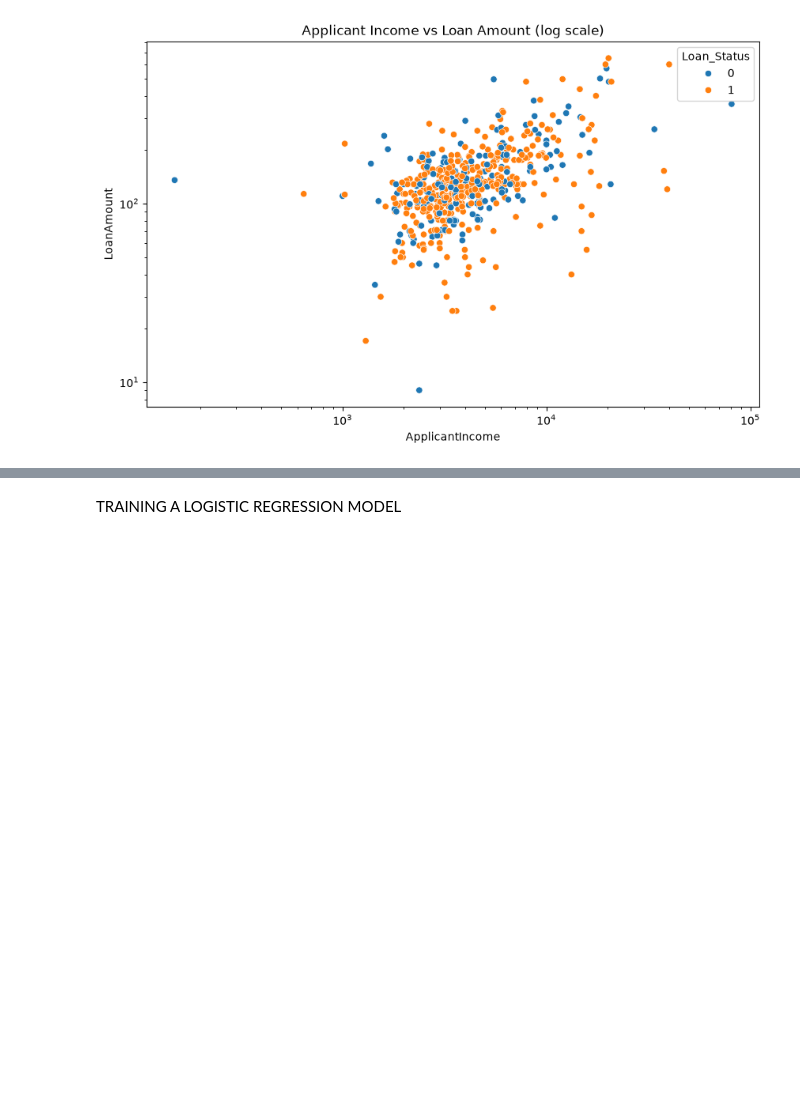
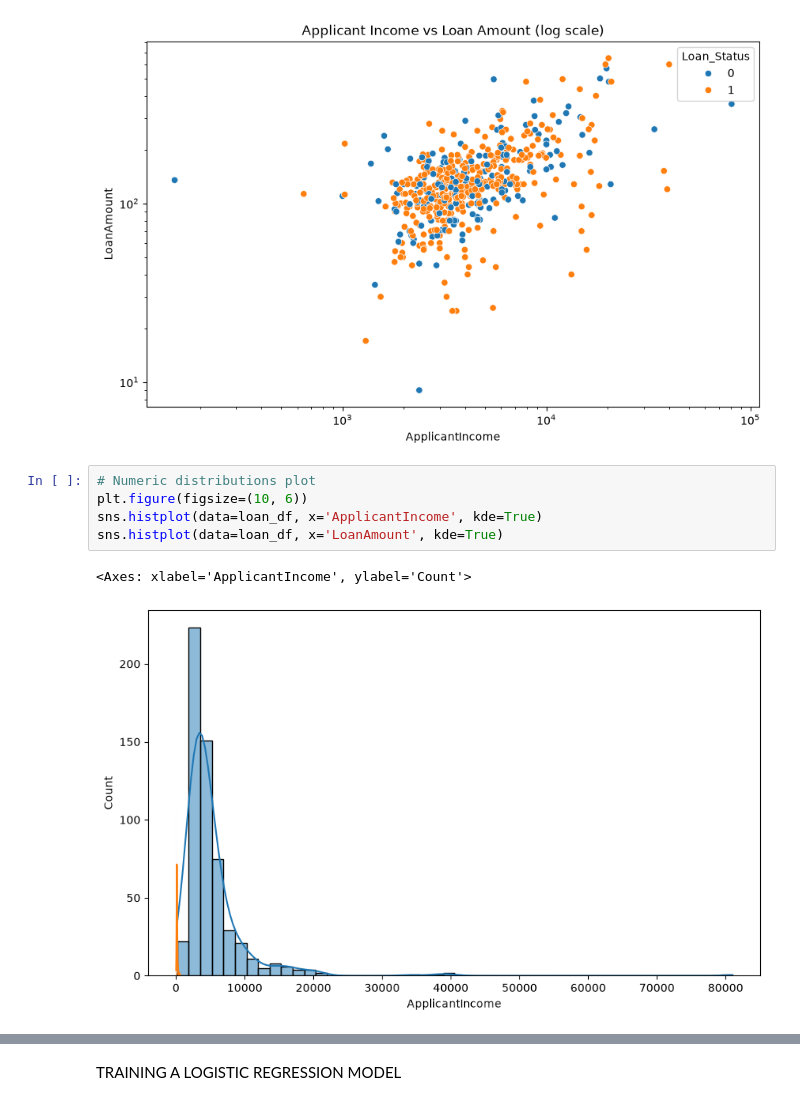
Before and after one commit to popsy-jeff/MACHINE-LEARNING-LOGISTIC-REGRESSION, a Jupyter notebook: Loan_Prediction_LogisticRegression_Model.ipynb, the cells around one changed output, grey strips where cells are left out. Saved outputs shown, nothing was run; the diff lists cells and outputs as text; blank space fills up the shorter version.

Commit message:
Add EDA visualizations  for loan prediction logistic regression

```diff
--- a/Loan_Prediction_LogisticRegression_Model.ipynb
+++ b/Loan_Prediction_LogisticRegression_Model.ipynb
@@ -248,3 +248,11 @@ plt.title('Applicant Income vs Loan Amount (log scale)')
 plt.show()
 # %% [output]
 [figure]
+# %%
+# Numeric distributions plot
+plt.figure(figsize=(10, 6))
+sns.histplot(data=loan_df, x='ApplicantIncome', kde=True)
+sns.histplot(data=loan_df, x='LoanAmount', kde=True)
+# %% [output]
+<Axes: xlabel='ApplicantIncome', ylabel='Count'>
+[figure, added]
```
Also changed, not shown: parts of 1 cell of this notebook.
